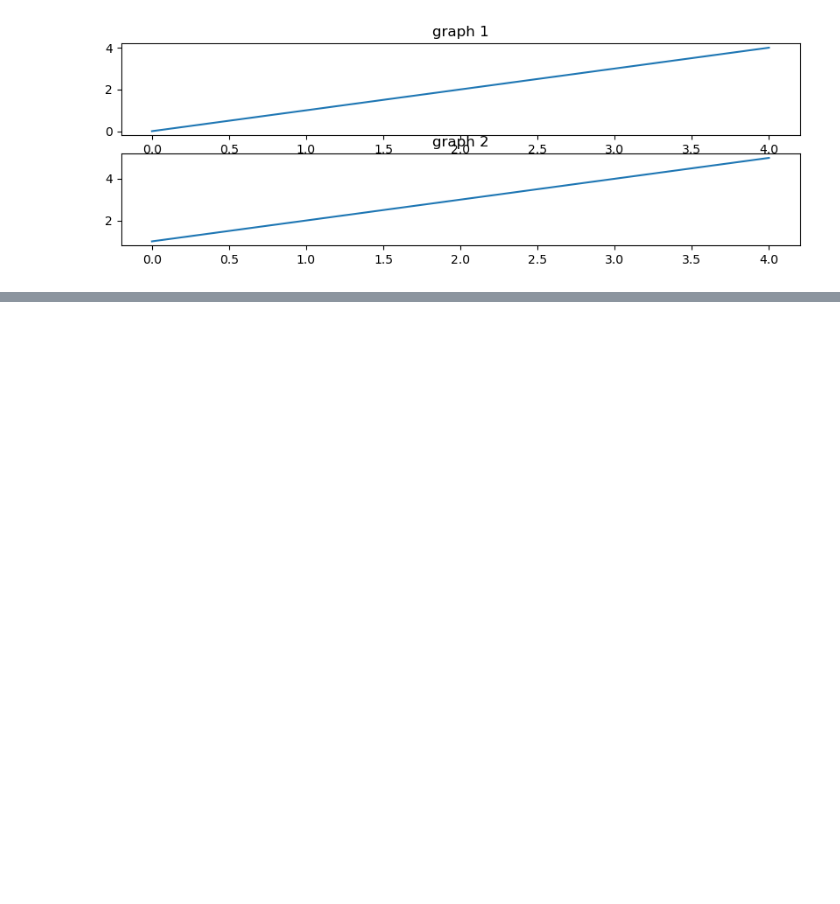
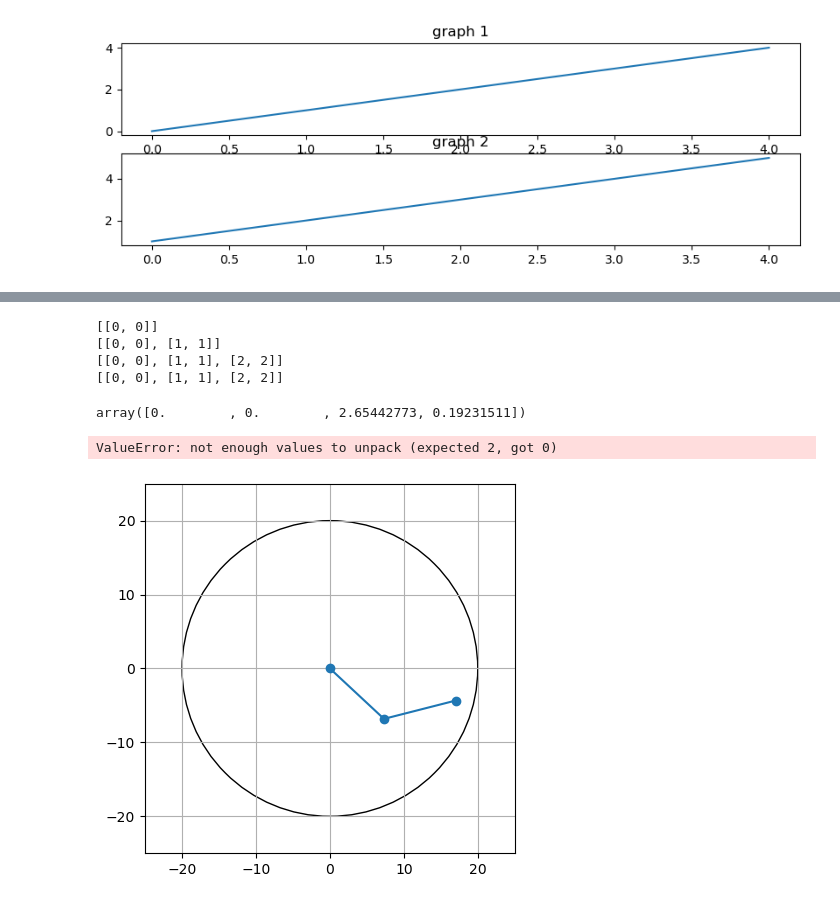
Before and after one commit to ImraanMitha/capstone, a Jupyter notebook: scratch.ipynb, the cells around one changed output, grey strips where cells are left out. Drawn from its saved outputs; the diff is of its cells as text; code cells hidden in the pictures; blank space fills up the shorter version.

```diff
--- a/scratch.ipynb
+++ b/scratch.ipynb
@@ -260,0 +271,34 @@ Text(0.5, 1.0, 'graph 2')
+# %%
+end_points = []
+end_point = [0, 0]
+
+for i in range(3):
+    end_points.append(end_point.copy())
+    print(end_points)
+    end_point[0] += 1
+    end_point[1] += 1
+
+print(end_points)
+# %% [output]
+[[0, 0]]
+[[0, 0], [1, 1]]
+[[0, 0], [1, 1], [2, 2]]
+[[0, 0], [1, 1], [2, 2]]
+# %%
+env = Planar_Environment()
+env.reset()
+# %% [output]
+array([0.        , 0.        , 2.65442773, 0.19231511])
+# %%
+env.viz_arm()
+env.step([0, 0])
+input()
+env.step([-0.75, 1])
+env.viz_arm()
+# %% [output]
+ValueError: not enough values to unpack (expected 2, got 0)
+# %%
+env.step([-0.75, 1])
+env.viz_arm()
+# %% [output]
+[figure, added]
```
Also changed, not shown: parts of 3 cells of this notebook, 5 other files.
